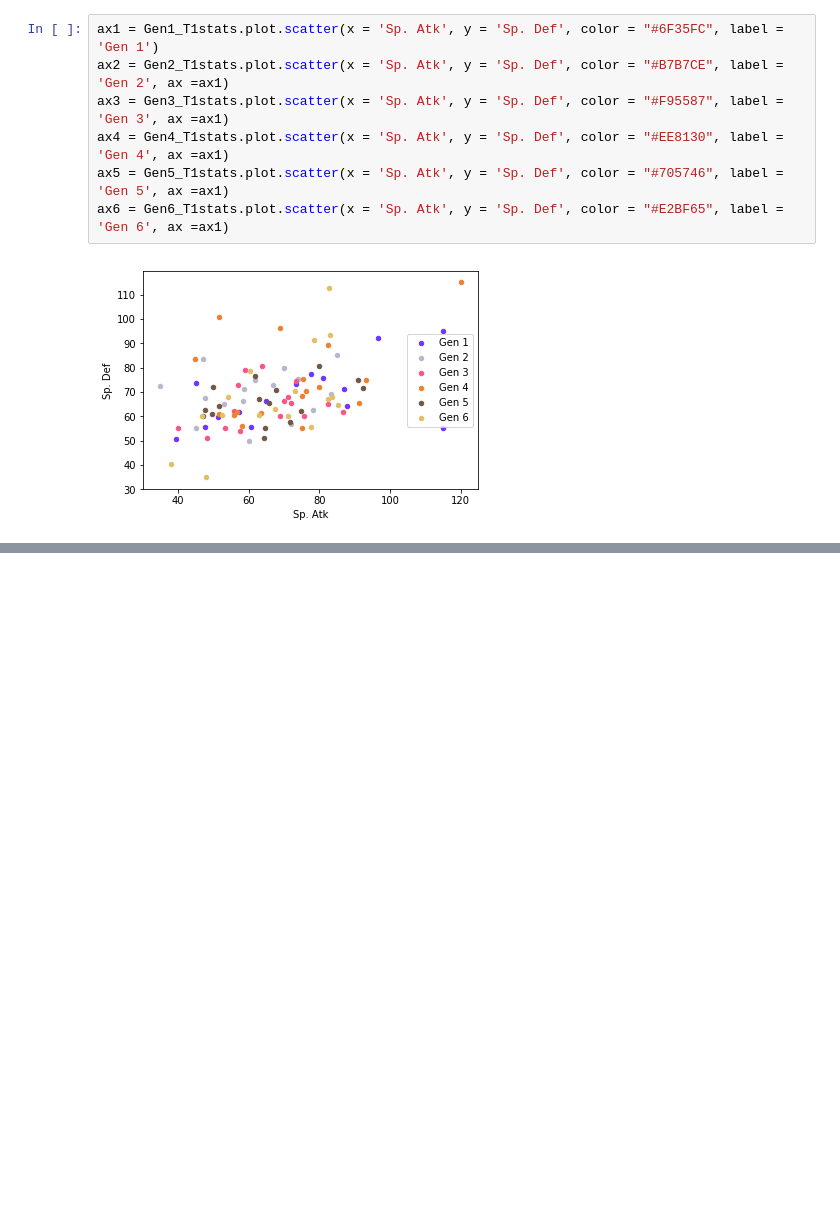
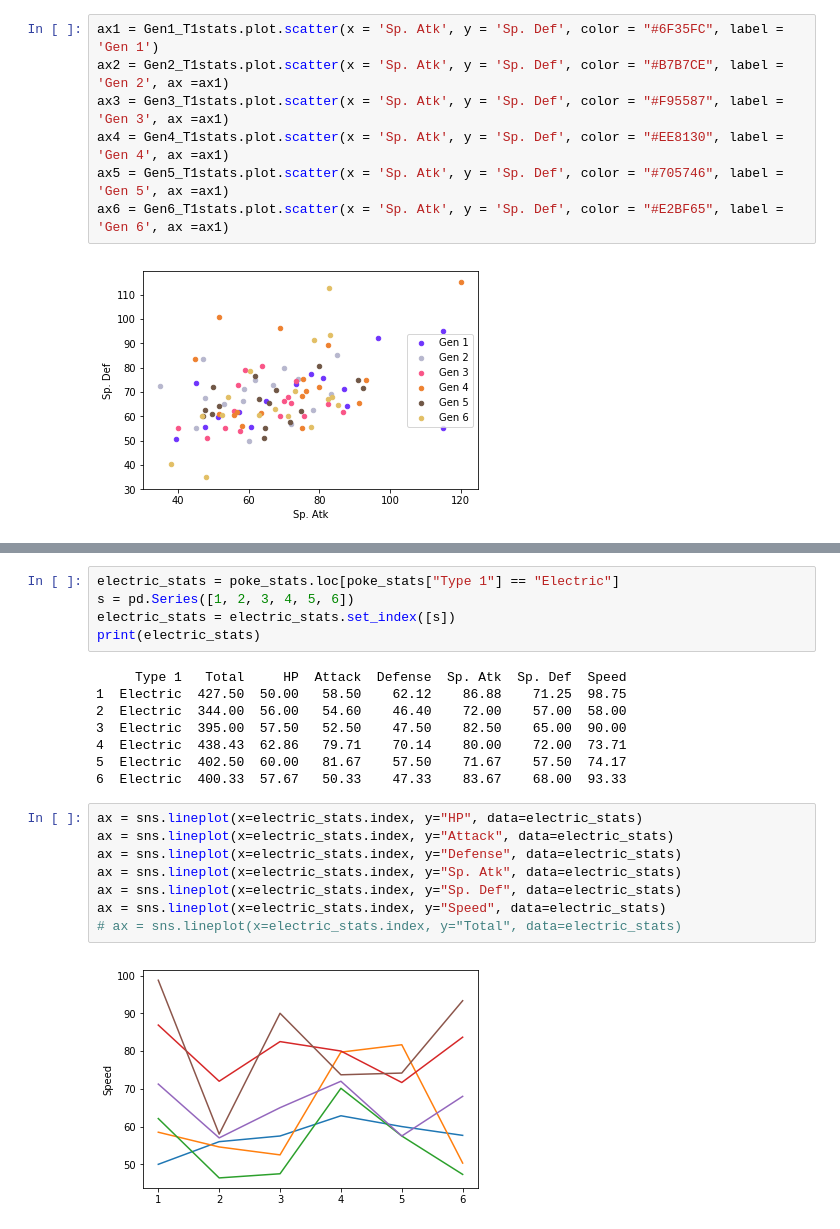
Before and after one commit to Marcus275/Data-Science-Final, a Jupyter notebook: Final Project.ipynb, the cells around one changed output, grey strips where cells are left out. Drawn from its saved outputs; the diff is of its cells as text; blank space fills up the shorter version.

```diff
--- a/Final Project.ipynb
+++ b/Final Project.ipynb
@@ -555,0 +684,23 @@ ax6 = Gen6_T1stats.plot.scatter(x = 'Sp. Atk', y = 'Sp. Def', color = "#E2BF65",
+# %%
+electric_stats = poke_stats.loc[poke_stats["Type 1"] == "Electric"]
+s = pd.Series([1, 2, 3, 4, 5, 6])
+electric_stats = electric_stats.set_index([s])
+print(electric_stats)
+# %% [output]
+     Type 1   Total     HP  Attack  Defense  Sp. Atk  Sp. Def  Speed
+1  Electric  427.50  50.00   58.50    62.12    86.88    71.25  98.75
+2  Electric  344.00  56.00   54.60    46.40    72.00    57.00  58.00
+3  Electric  395.00  57.50   52.50    47.50    82.50    65.00  90.00
+4  Electric  438.43  62.86   79.71    70.14    80.00    72.00  73.71
+5  Electric  402.50  60.00   81.67    57.50    71.67    57.50  74.17
+6  Electric  400.33  57.67   50.33    47.33    83.67    68.00  93.33
+# %%
+ax = sns.lineplot(x=electric_stats.index, y="HP", data=electric_stats)
+ax = sns.lineplot(x=electric_stats.index, y="Attack", data=electric_stats)
+ax = sns.lineplot(x=electric_stats.index, y="Defense", data=electric_stats)
+ax = sns.lineplot(x=electric_stats.index, y="Sp. Atk", data=electric_stats)
+ax = sns.lineplot(x=electric_stats.index, y="Sp. Def", data=electric_stats)
+ax = sns.lineplot(x=electric_stats.index, y="Speed", data=electric_stats)
+# ax = sns.lineplot(x=electric_stats.index, y="Total", data=electric_stats)
+# %% [output]
+[figure, added]
```
Also changed, not shown: parts of 38 cells of this notebook.
